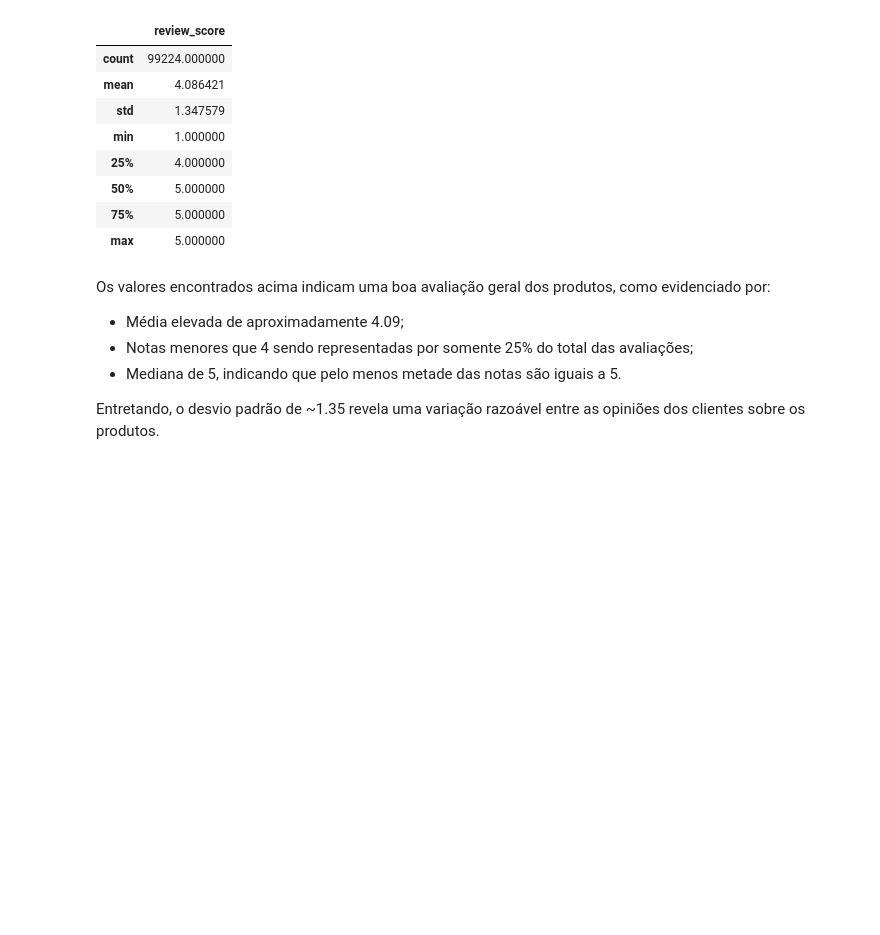
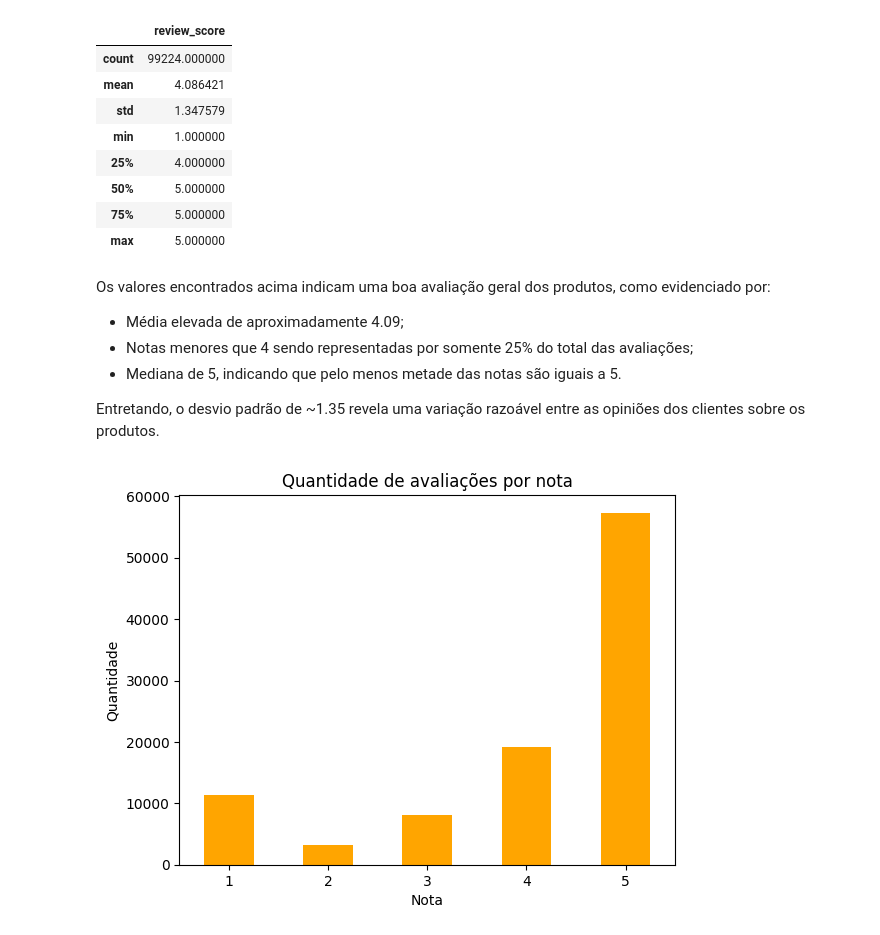
Before and after one commit to OtavioSotnas/Project-Pandas, a Jupyter notebook: src/orders_and_reviews_EDA.ipynb, the cells around one changed output. Drawn from its saved outputs; the diff is of its cells as text; code cells hidden in the pictures; blank space fills up the shorter version.

Commit message:
Gráfico qtd avaliações x notas

```diff
--- a/src/orders_and_reviews_EDA.ipynb
+++ b/src/orders_and_reviews_EDA.ipynb
@@ -226,3 +227,13 @@ Os valores encontrados acima indicam uma boa avaliação geral dos produtos, com
 - Mediana de 5, indicando que pelo menos metade das notas são iguais a 5.
 
 Entretando, o desvio padrão de ~1.35 revela uma variação razoável entre as opiniões dos clientes sobre os produtos.
+# %%
+# Gráfico de qunatidade de avaliações por pontuação
+
+score_count = olist_order_reviews['review_score'].value_counts().sort_index()
+
+score_count.plot(kind='bar', xlabel='Nota', ylabel='Quantidade', title='Quantidade de avaliações por nota', color='orange', rot=0)
+
+plt.show()
+# %% [output]
+[figure, added]
```
Also changed, not shown: parts of 1 cell of this notebook.
